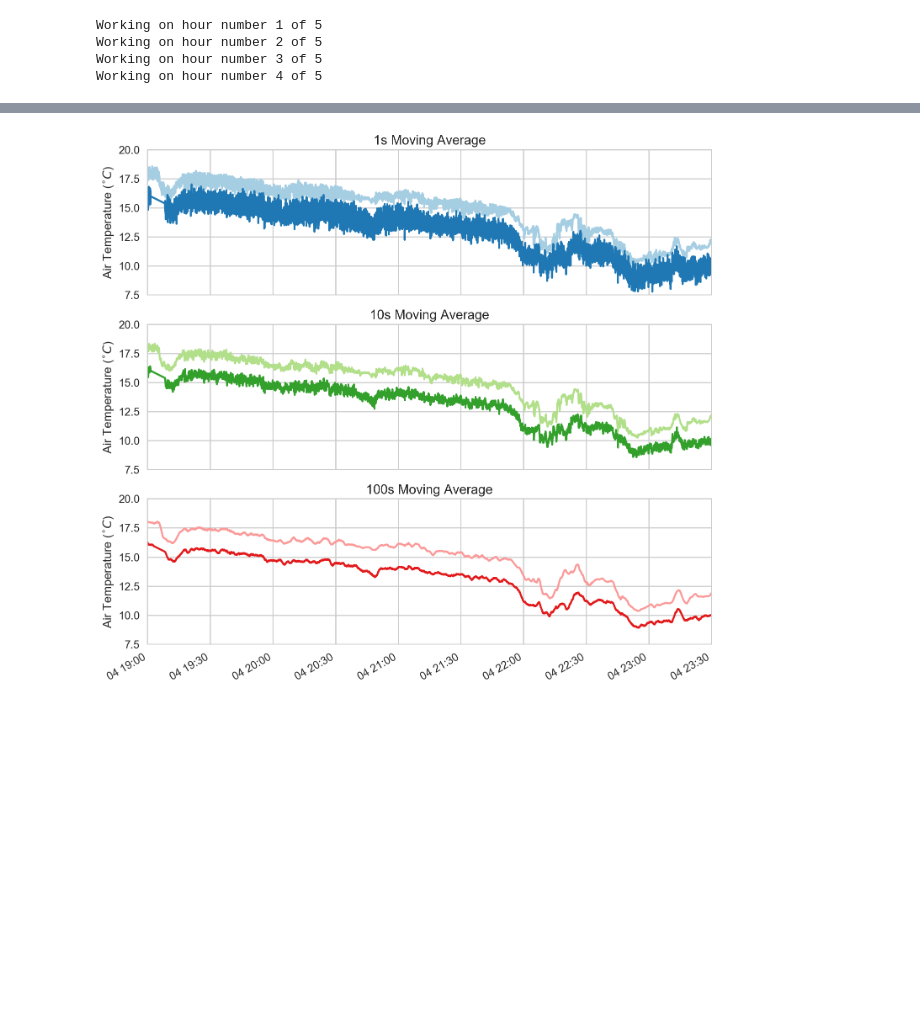
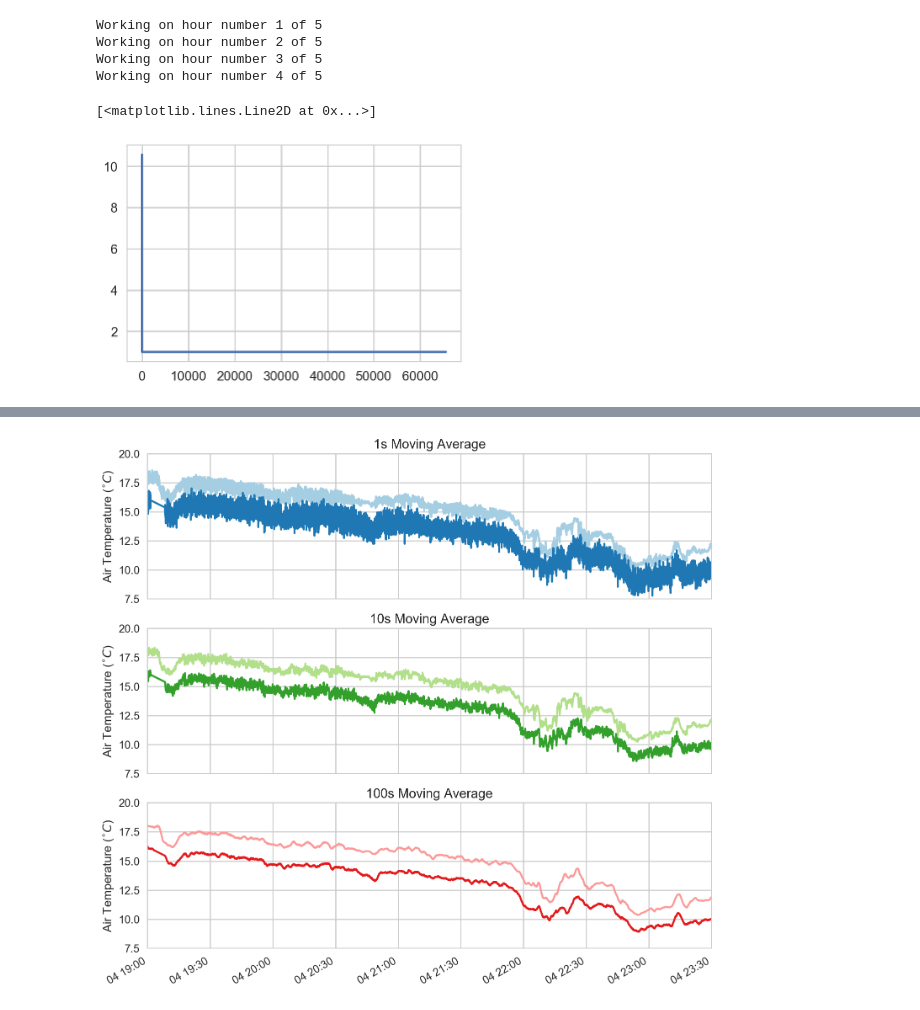
Before and after one commit to klapo/DTS, a Jupyter notebook: VertHarpSpectralExp.comparisonScript.ipynb, the cells around one changed output, grey strips where cells are left out. Drawn from its saved outputs; the diff is of its cells as text; code cells hidden in the pictures; blank space fills up the shorter version.

```diff
--- a/VertHarpSpectralExp.comparisonScript.ipynb
+++ b/VertHarpSpectralExp.comparisonScript.ipynb
@@ -358,8 +358,8 @@ def multires_2var(a, b, M):
     b = copy.copy(b)
 
     # Preallocate matrices
-    avg_a = np.ones((M + 1, 2**M))
-    avg_b = np.ones((M + 1, 2**M))
+    avg_a = np.ones((M + 1, 2**M)) * np. nan
+    avg_b = np.ones((M + 1, 2**M)) * np. nan
     D = np.ones((M)) * -9999
 
     for inverseModeNum in np.arange(M + 1, dtype='int'):
@@ -591,3 +588,13 @@ Working on hour number 1 of 5
 Working on hour number 2 of 5
 Working on hour number 3 of 5
 Working on hour number 4 of 5
+# %%
+# Normalize the spectra
+spectraSonicNormed[:, tNum] = spectraSonic[:, tNum] / scales / 10
+spectraNearManualNormed[:, tNum] = spectraNearManual[:, tNum] / scales / 10
+spectraNearDefaultNormed[:, tNum] = spectraNearDefault[:, tNum] / scales / 10
+spectraFarManualNormed[:, tNum] = spectraFarManual[:, tNum] / scales / 10
+spectraFarDefaultNormed[:, tNum] = spectraFarDefault[:, tNum] / scales / 10
+# %% [output]
+[<matplotlib.lines.Line2D at 0x...>]
+[figure, added]
```
Also changed, not shown: parts of 6 cells of this notebook.
